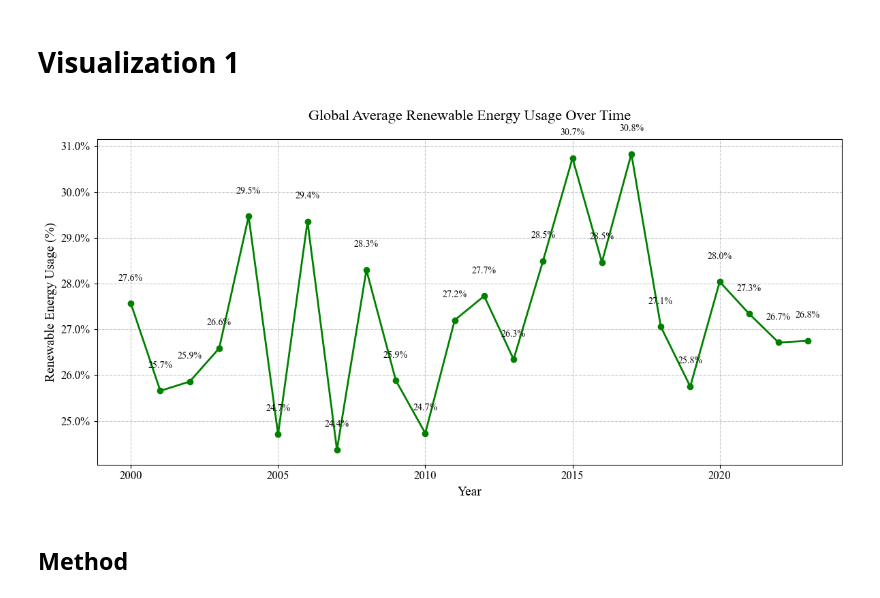
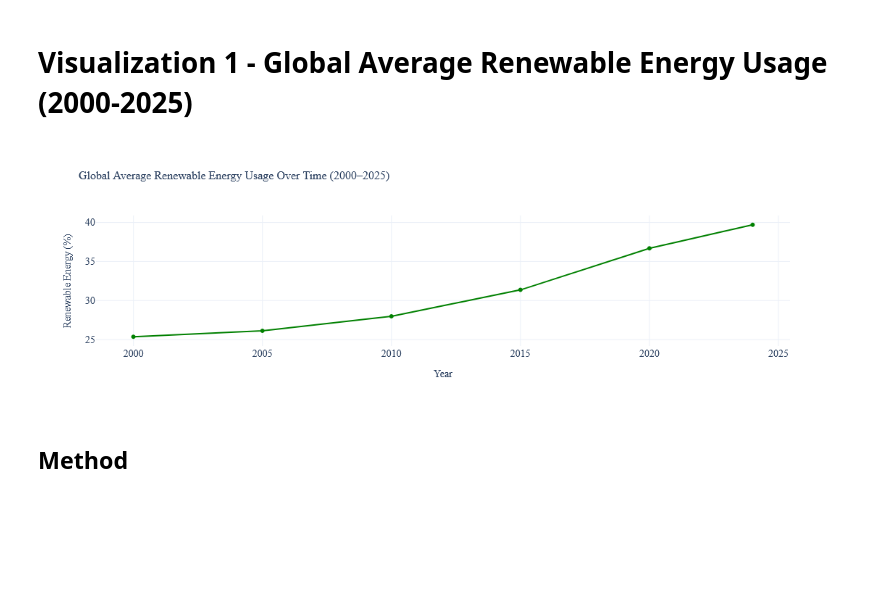
Before and after one commit to rubyr12/445FinalProject, a Jupyter notebook: YarixaPerez-Stage3/YarixaPerez_Stage3.ipynb, the cells around one changed output. Drawn from its saved outputs; the diff is of its cells as text; code cells hidden in the pictures; blank space fills up the shorter version.

```diff
--- a/YarixaPerez-Stage3/YarixaPerez_Stage3.ipynb
+++ b/YarixaPerez-Stage3/YarixaPerez_Stage3.ipynb
@@ -1,42 +5,46 @@
+# %%
+import pandas as pd
+
+# Load dataset
+temperature_df = pd.read_csv("update_temperature.csv")
+
+# Convert 'Year' column to numeric in case it's not
+temperature_df['Year'] = pd.to_numeric(temperature_df['Year'], errors='coerce')
 # %% [markdown]
-# Visualization 1
+# Visualization 1 - Global Average Renewable Energy Usage (2000-2025)
-# %%
-import pandas as pd
-import matplotlib.pyplot as plt
-import matplotlib.ticker as mtick
-
-# Load the dataset
-temperature_df = pd.read_csv("temperature.csv")
-
-# Compute global average renewable energy usage per year
-global_renewable_trend = temperature_df.groupby("Year")["Renewable_Energy_pct"].mean().reset_index()
-
-# Create the plot
-plt.figure(figsize=(12, 6))
-plt.plot(global_renewable_trend["Year"], global_renewable_trend["Renewable_Energy_pct"],
-         marker='o', linewidth=2, color='green')
-
-# Annotate data points
-for i, row in global_renewable_trend.iterrows():
-    plt.text(row["Year"], row["Renewable_Energy_pct"] + 0.5,
-             f"{row['Renewable_Energy_pct']:.1f}%",
-             ha='center', fontsize=10, fontname='Times New Roman')
-
-# Customize plot styling with additional padding for the title
-plt.title("Global Average Renewable Energy Usage Over Time",
-          fontsize=16, fontname='Times New Roman', pad=20)
-plt.xlabel("Year", fontsize=14, fontname='Times New Roman')
-plt.ylabel("Renewable Energy Usage (%)", fontsize=14, fontname='Times New Roman')
-plt.grid(True, linestyle='--', alpha=0.7)
-plt.xticks(fontsize=12, fontname='Times New Roman')
-plt.yticks(fontsize=12, fontname='Times New Roman')
-plt.gca().yaxis.set_major_formatter(mtick.PercentFormatter())
-
-plt.tight_layout()
-plt.savefig("global_renewable_energy_trend.png", dpi=300)
-plt.show()
-# %% [output]
-[figure, removed]
+# %%
+import plotly.express as px
+
+# Calculate renewable energy average of all countries each year
+global_renewable_trend = temperature_df.groupby("Year")["Renewable_Energy_pct"].mean().reset_index()
+
+# Create figure
+fig = px.line(
+    global_renewable_trend,
+    x="Year",
+    y="Renewable_Energy_pct",
+    markers=True,
+    title="Global Average Renewable Energy Usage Over Time (2000–2025)",
+    labels={"Renewable_Energy_pct": "Renewable Energy (%)"},
+    template="plotly_white"
+)
+
+# Style settings
+fig.update_traces(line=dict(color='green'))
+fig.update_layout(
+    font=dict(family="Times New Roman", size=14),
+    title_font=dict(family="Times New Roman", size=16),
+    xaxis_title_font=dict(family="Times New Roman", size=14),
+    yaxis_title_font=dict(family="Times New Roman", size=14)
+)
+
+# Save as PNG
+fig.write_image("global_renewable_trend.png", width=1200, height=600, scale=2)
+
+# Show interactive chart
+fig.show()
+# %% [output]
+[figure, added]
 # %% [markdown]
 ## Method
 # %% [markdown]
```
Also changed, not shown: parts of 26 cells of this notebook, 4 other files.
